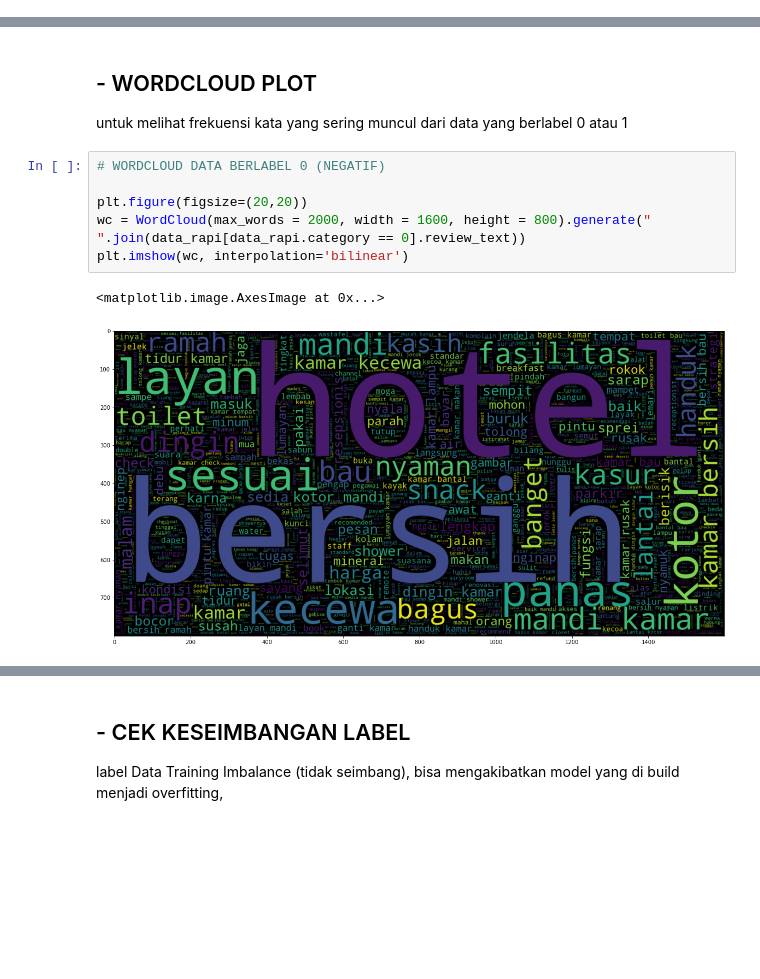
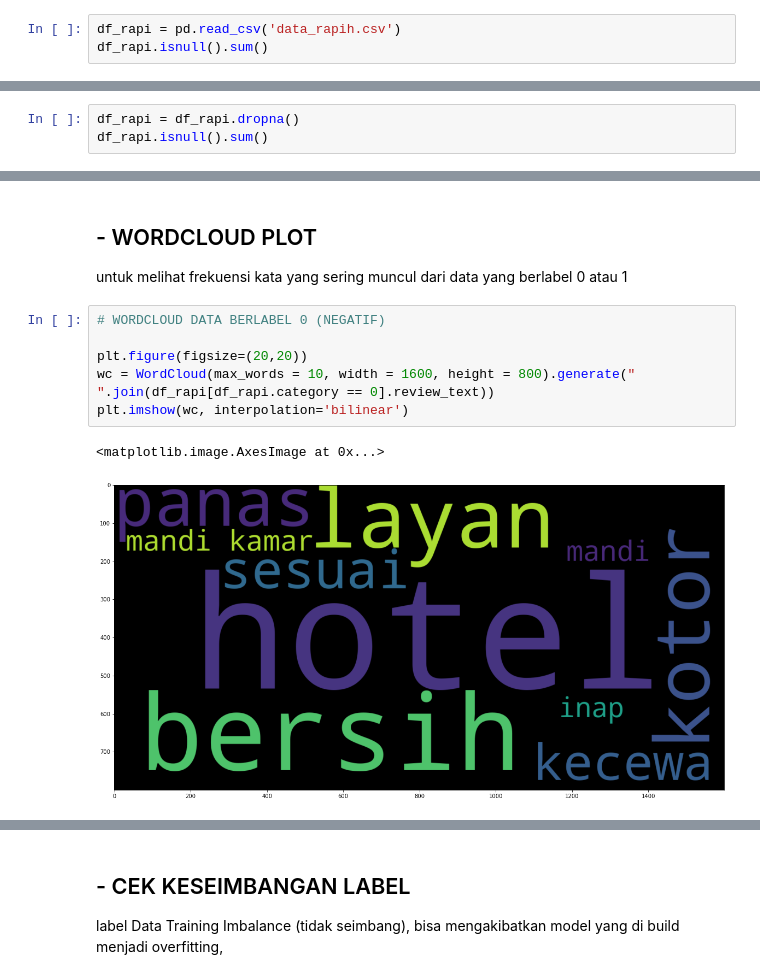
Before and after one commit to ArdaAr/hotel-feedback-sentimen, a Jupyter notebook: Datavidia.ipynb, the cells around one changed output, grey strips where cells are left out. Saved outputs shown, nothing was run; the diff lists cells and outputs as text; blank space fills up the shorter version.

```diff
--- a/Datavidia.ipynb
+++ b/Datavidia.ipynb
@@ -540,0 +559,3 @@ Name: review_text, Length: 14856, dtype: object
+# %%
+df_rapi = pd.read_csv('data_rapih.csv')
+df_rapi.isnull().sum()
@@ -540,0 +567,3 @@ Name: review_text, Length: 14856, dtype: object
+# %%
+df_rapi = df_rapi.dropna()
+df_rapi.isnull().sum()
@@ -563,12 +597,12 @@ untuk melihat frekuensi kata yang sering muncul dari data yang berlabel 0 atau 1
 # %%
 # WORDCLOUD DATA BERLABEL 0 (NEGATIF)
 
 plt.figure(figsize=(20,20))
-wc = WordCloud(max_words = 2000, width = 1600, height = 800).generate(" ".join(data_rapi[data_rapi.category == 0].review_text))
+wc = WordCloud(max_words = 10, width = 1600, height = 800).generate(" ".join(df_rapi[df_rapi.category == 0].review_text))
 plt.imshow(wc, interpolation='bilinear')
 # %% [output]
 <matplotlib.image.AxesImage at 0x...>
-[figure, old version]
+[figure, new version]
 # %%
 # WORDCLOUD DATA BERLABEL 1 (POSITIF)
 
```
Also changed, not shown: parts of 62 cells of this notebook, 1 other file.
